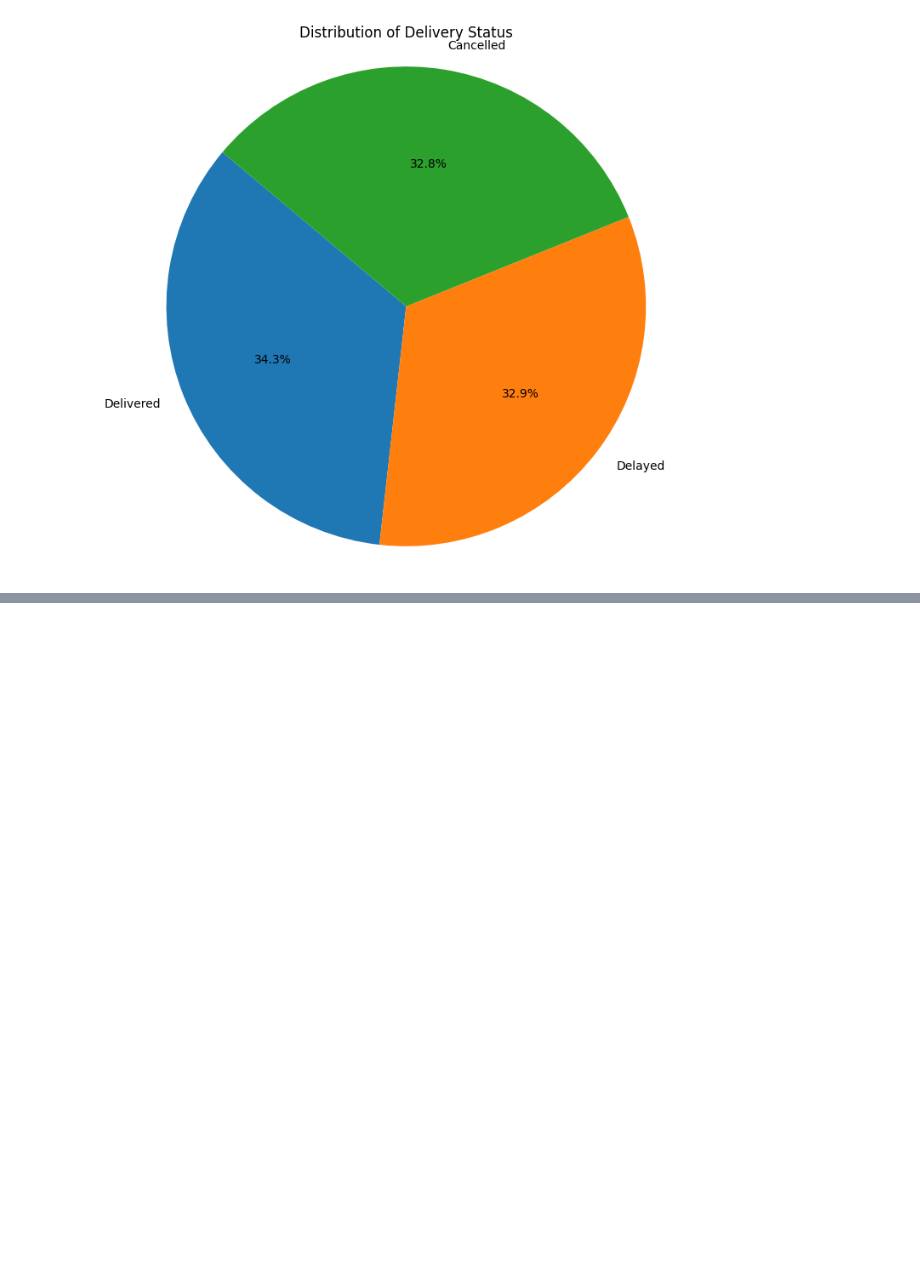
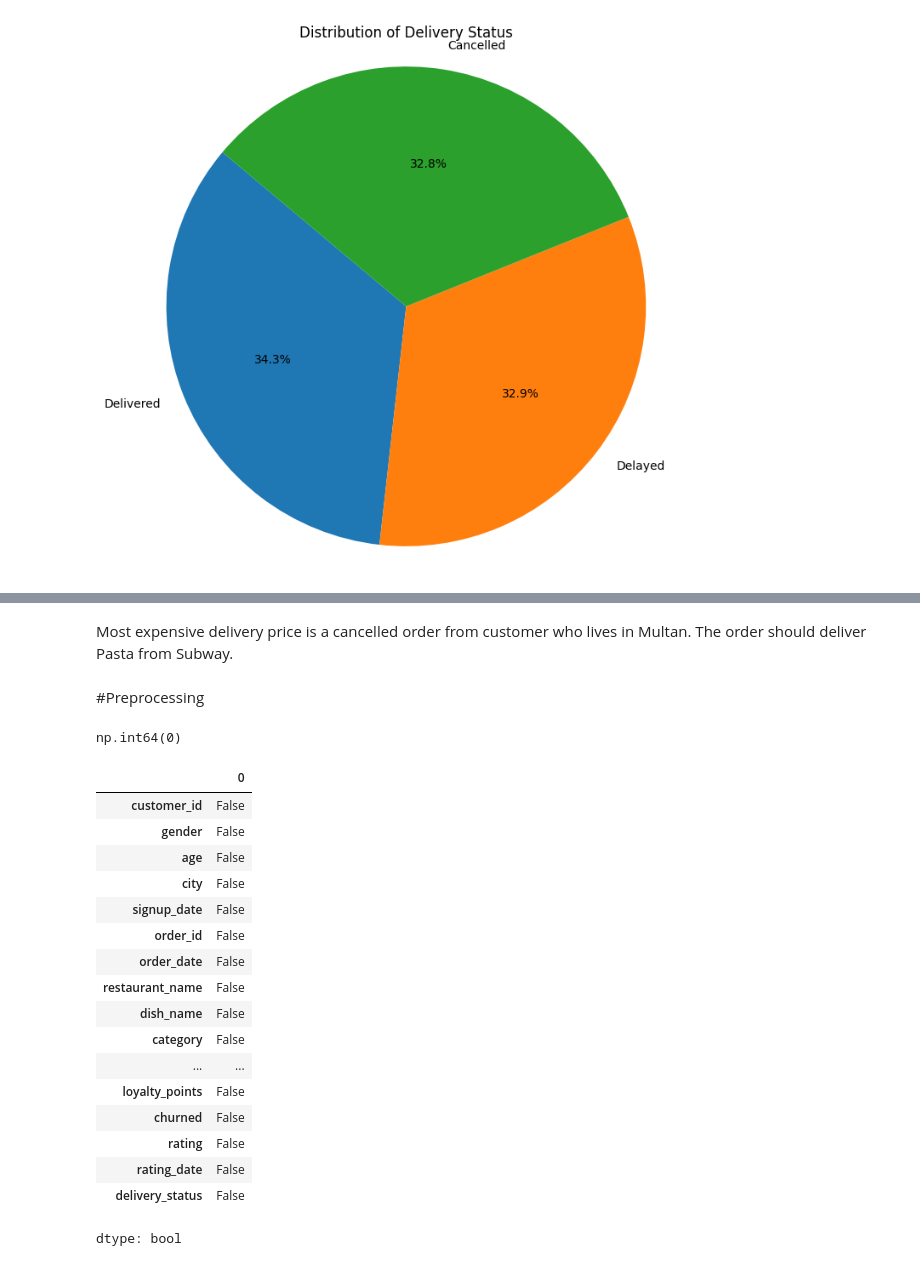
Before and after one commit to Ichsan4Fa/FoodPanda_Analyze, a Jupyter notebook: FoodPanda_Data.ipynb, the cells around one changed output, grey strips where cells are left out. Saved outputs shown, nothing was run; the diff lists cells and outputs as text; code cells hidden in the pictures; blank space fills up the shorter version.

Commit message:
Preprocessing

```diff
--- a/FoodPanda_Data.ipynb
+++ b/FoodPanda_Data.ipynb
@@ -66,0 +100,30 @@ plt.show()
+# %% [markdown]
+Most expensive delivery price is a cancelled order from customer who lives in Multan. The order should deliver Pasta from Subway.
+# %% [markdown]
+#Preprocessing
+# %%
+# Duplicated
+df.duplicated().sum()
+# %% [output]
+np.int64(0)
+# %%
+df.isna().any()
+# %% [output]
+|  | 0 |
+| customer_id | False |
+| gender | False |
+| age | False |
+| city | False |
+| signup_date | False |
+| order_id | False |
+| order_date | False |
+| restaurant_name | False |
+| dish_name | False |
+| category | False |
+| ... | ... |
+| loyalty_points | False |
+| churned | False |
+| rating | False |
+| rating_date | False |
+| delivery_status | False |
+dtype: bool
```
Also changed, not shown: parts of 9 cells of this notebook.
